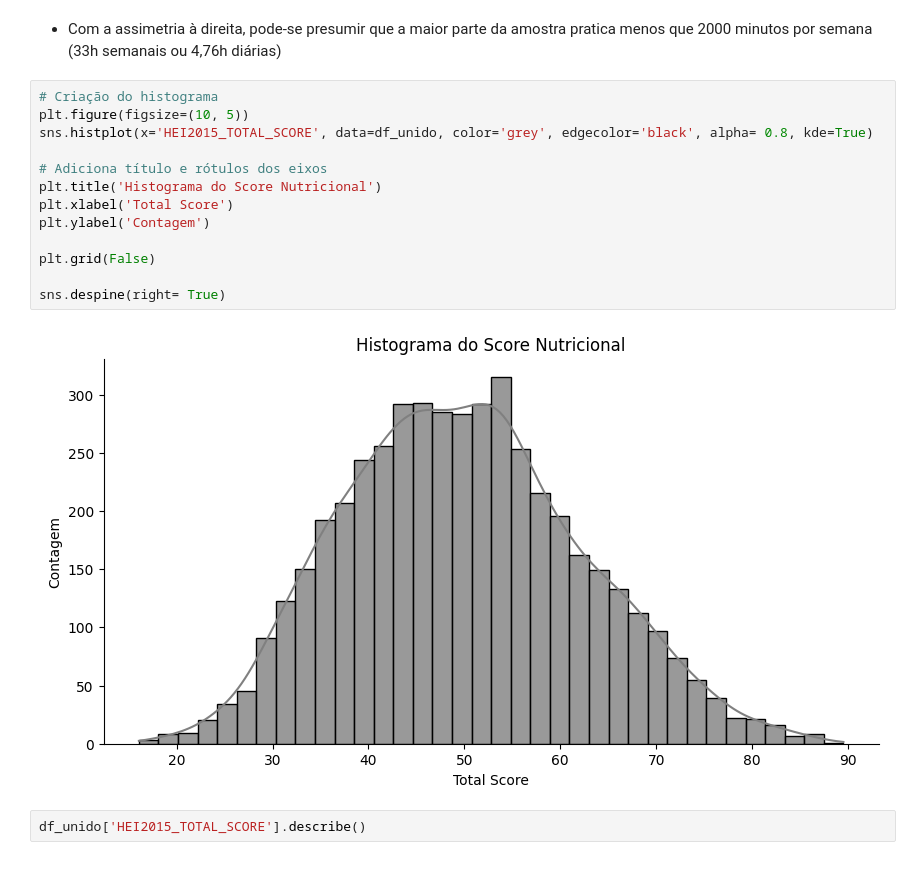
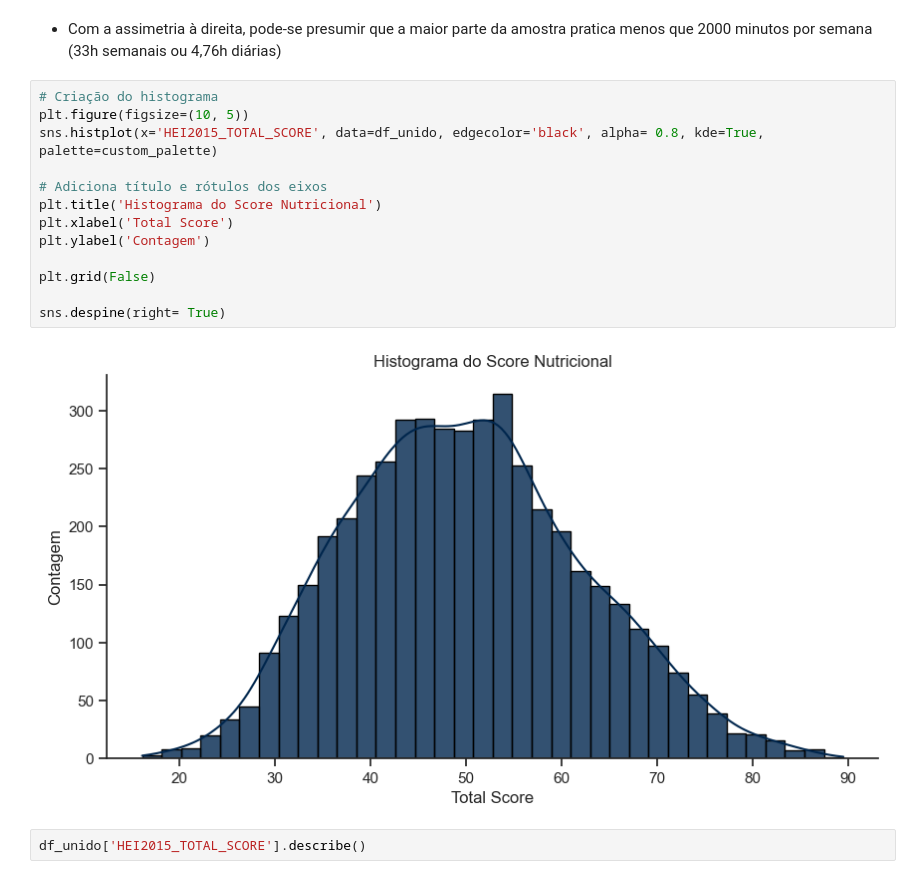
Before and after one commit to OtavioAroca/portfolio, a Jupyter notebook: depressao.ipynb, the cells around one changed output. Drawn from its saved outputs; the diff is of its cells as text.

```diff
--- a/depressao.ipynb
+++ b/depressao.ipynb
@@ -889,18 +889,18 @@ Name: PAG_MINW, dtype: float64
 # %%
 # Criação do histograma
 plt.figure(figsize=(10, 5))
-sns.histplot(x='HEI2015_TOTAL_SCORE', data=df_unido, color='grey', edgecolor='black', alpha= 0.8, kde=True)
+sns.histplot(x='HEI2015_TOTAL_SCORE', data=df_unido, edgecolor='black', alpha= 0.8, kde=True, palette=custom_palette)
 
 # Adiciona título e rótulos dos eixos
 plt.title('Histograma do Score Nutricional')
 plt.xlabel('Total Score')
 plt.ylabel('Contagem')
 
 plt.grid(False)
 
 sns.despine(right= True)
 # %% [output]
-[figure, old version]
+[figure, new version]
 # %%
 df_unido['HEI2015_TOTAL_SCORE'].describe()
 # %% [output]
```
Also changed, not shown: parts of 15 cells of this notebook.
